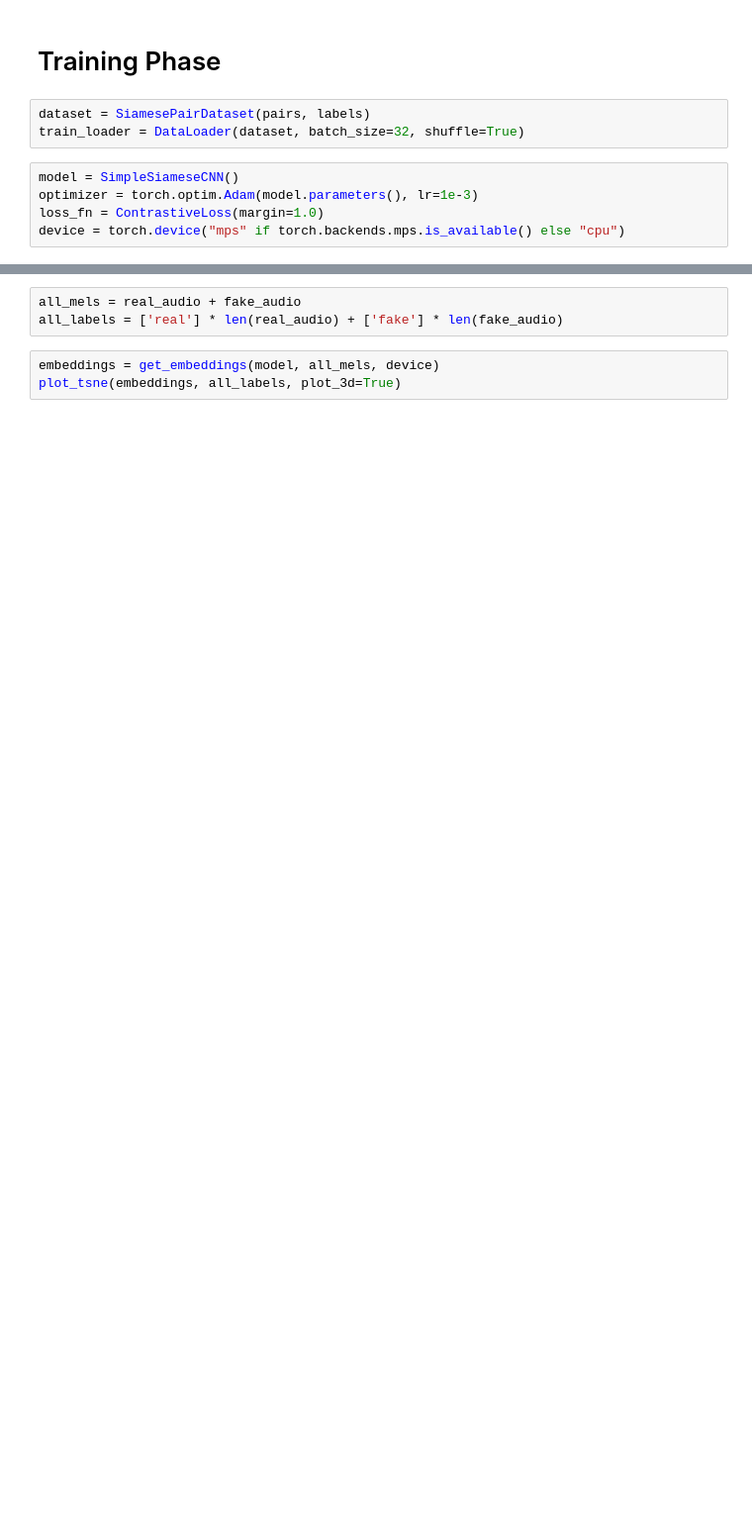
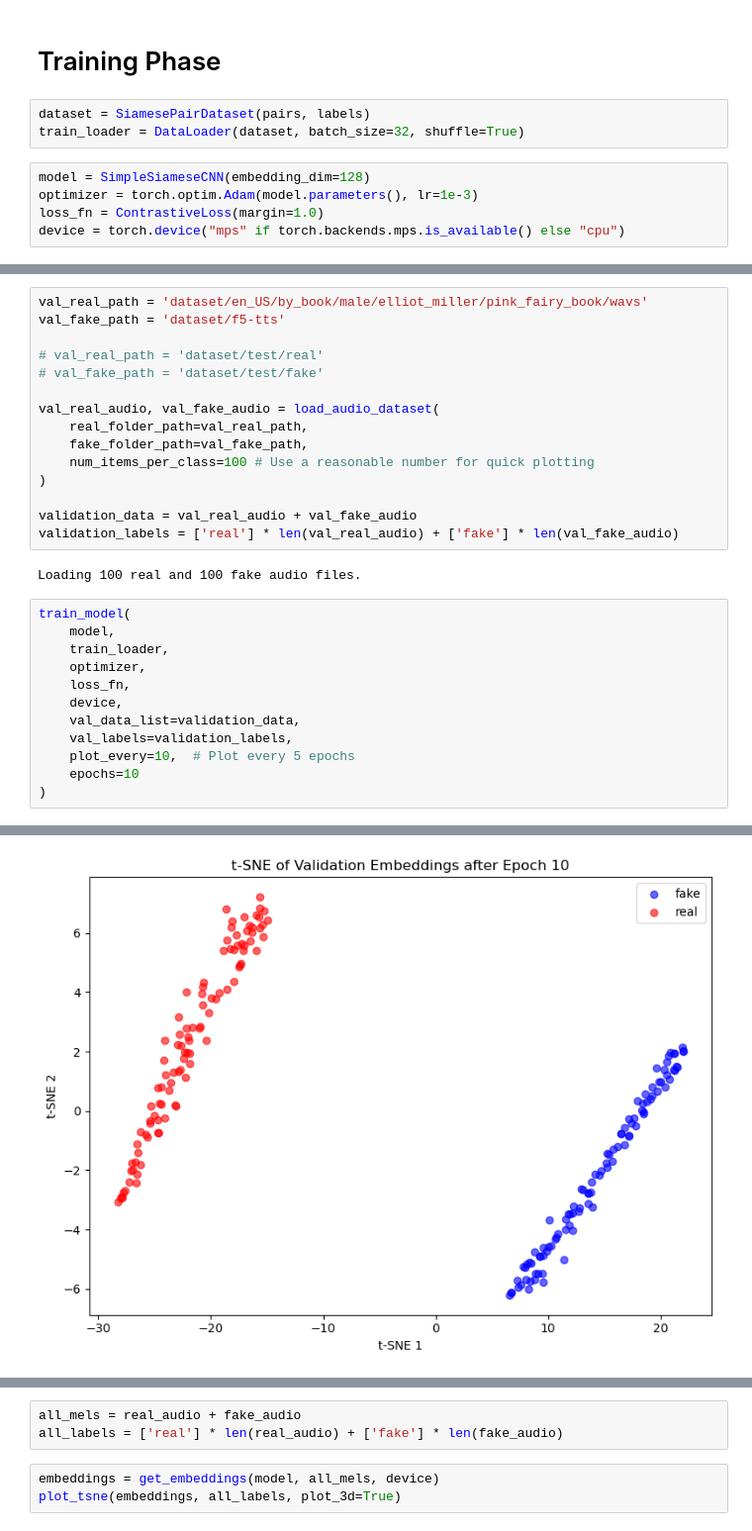
Before and after one commit to JaskiratSudan/deepfake_embeddings, a Jupyter notebook: main.ipynb, the cells around one changed output, grey strips where cells are left out. Shown at 99% size. Cells and saved outputs as stored; diff of their text form; blank space fills up the shorter version.

```diff
--- a/main.ipynb
+++ b/main.ipynb
@@ -70,7 +75,7 @@ view_pairs(pairs, labels, classes, num_to_show=3)
 dataset = SiamesePairDataset(pairs, labels)
 train_loader = DataLoader(dataset, batch_size=32, shuffle=True)
 # %%
-model = SimpleSiameseCNN()
+model = SimpleSiameseCNN(embedding_dim=128)
 optimizer = torch.optim.Adam(model.parameters(), lr=1e-3)
 loss_fn = ContrastiveLoss(margin=1.0)
 device = torch.device("mps" if torch.backends.mps.is_available() else "cpu")
@@ -96,0 +89,30 @@ Training complete.
+# %%
+val_real_path = 'dataset/en_US/by_book/male/elliot_miller/pink_fairy_book/wavs'
+val_fake_path = 'dataset/f5-tts'
+
+# val_real_path = 'dataset/test/real'
+# val_fake_path = 'dataset/test/fake'
+
+val_real_audio, val_fake_audio = load_audio_dataset(
+    real_folder_path=val_real_path,
+    fake_folder_path=val_fake_path,
+    num_items_per_class=100 # Use a reasonable number for quick plotting
+)
+
+validation_data = val_real_audio + val_fake_audio
+validation_labels = ['real'] * len(val_real_audio) + ['fake'] * len(val_fake_audio)
+# %% [output]
+Loading 100 real and 100 fake audio files.
+# %%
+train_model(
+    model,
+    train_loader,
+    optimizer,
+    loss_fn,
+    device,
+    val_data_list=validation_data,
+    val_labels=validation_labels,
+    plot_every=10,  # Plot every 5 epochs
+    epochs=10
+)
+# %% [output]
@@ -96,0 +130 @@ Training complete.
+[figure, added]
```
Also changed, not shown: parts of 14 cells of this notebook, 54 other files.
